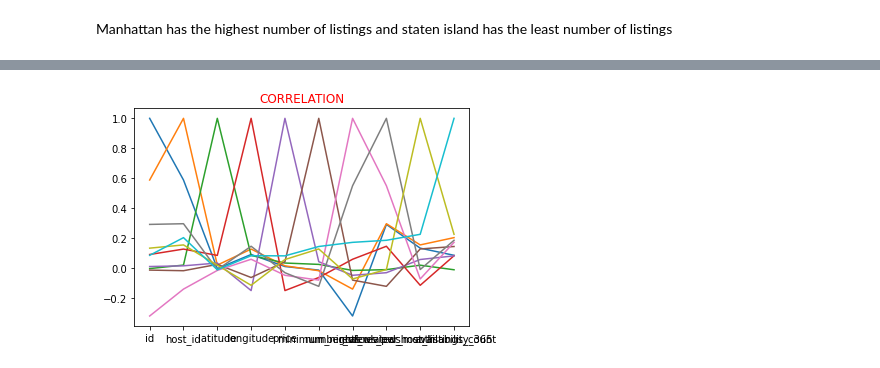
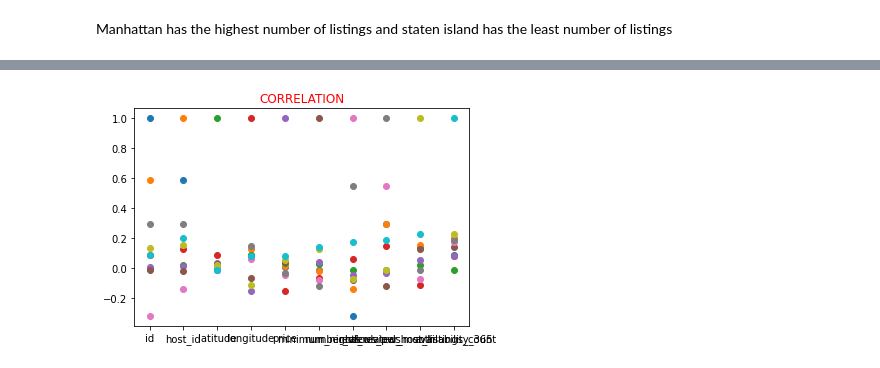
Before and after one commit to m123m12/Airbnb-Booking-Analysis, a Jupyter notebook: Copy_of_Airbnb_Bookings_Analysis_Capstone_Project.ipynb, the cells around one changed output, grey strips where cells are left out. Saved outputs shown, nothing was run; the diff lists cells and outputs as text; code cells hidden in the pictures.

```diff
--- a/Copy_of_Airbnb_Bookings_Analysis_Capstone_Project.ipynb
+++ b/Copy_of_Airbnb_Bookings_Analysis_Capstone_Project.ipynb
@@ -226,8 +226,8 @@ airbnb_data.corr()
 | availability_365 | 0.085468 | 0.203492 | -0.010983 | 0.082731 | 0.081829 | 0.144303 | 0.172028 | 0.185791 | ... |
 # %%
 x= airbnb_data.corr()
-plt.plot(x)
+plt.plot(x,'o')
 plt.title('CORRELATION',color='r')
 plt.show()
 # %% [output]
-[figure, old version]
+[figure, new version]
```
